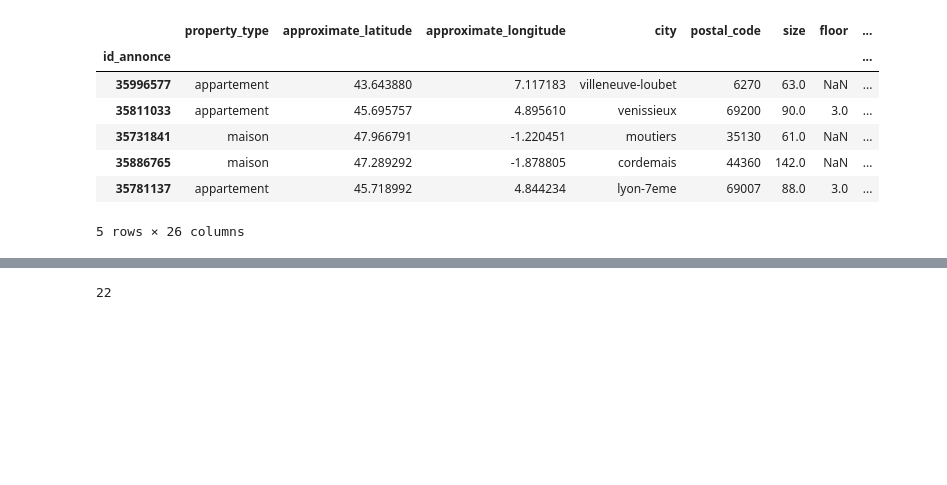
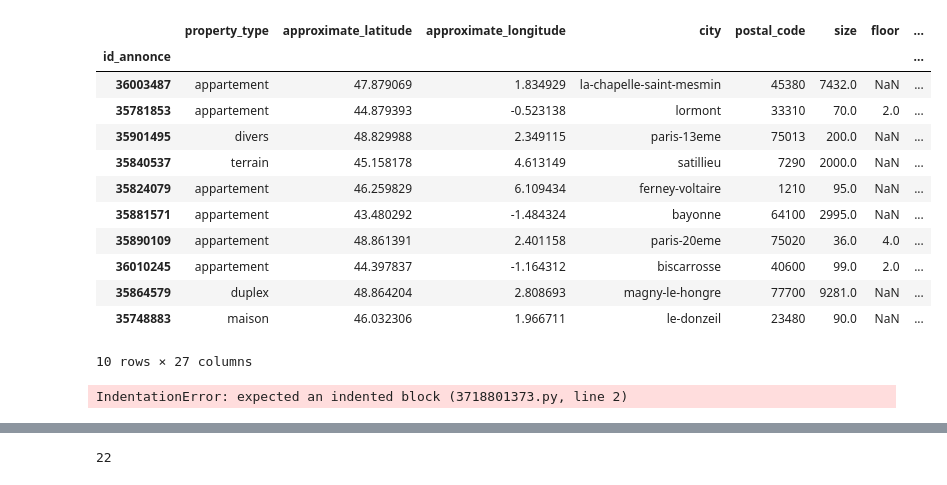
Before and after one commit to Simon-Bertrand/RealEstatePricing, a Jupyter notebook: Test.ipynb, the cells around one changed output, grey strips where cells are left out. Cells and saved outputs as stored; diff of their text form; code cells hidden in the pictures; blank space fills up the shorter version.

```diff
--- a/Test.ipynb
+++ b/Test.ipynb
@@ -4,13 +6,24 @@ import pandas as pd
 # %%
 df = pd.read_csv("data/X_train_J01Z4CN.csv", index_col="id_annonce")
+dfy = pd.read_csv("data/y_train_OXxrJt1.csv", index_col="id_annonce")
+df['price']=dfy
 # %%
-df.head()
+df.tail(10)
 # %% [output]
 |  | property_type | approximate_latitude | approximate_longitude | city | postal_code | size | floor | ... |
 | id_annonce |  |  |  |  |  |  |  | ... |
-| 35996577 | appartement | 43.643880 | 7.117183 | villeneuve-loubet | 6270 | 63.0 | NaN | ... |
-| 35811033 | appartement | 45.695757 | 4.895610 | venissieux | 69200 | 90.0 | 3.0 | ... |
-| 35731841 | maison | 47.966791 | -1.220451 | moutiers | 35130 | 61.0 | NaN | ... |
-| 35886765 | maison | 47.289292 | -1.878805 | cordemais | 44360 | 142.0 | NaN | ... |
-| 35781137 | appartement | 45.718992 | 4.844234 | lyon-7eme | 69007 | 88.0 | 3.0 | ... |
+| 36003487 | appartement | 47.879069 | 1.834929 | la-chapelle-saint-mesmin | 45380 | 7432.0 | NaN | ... |
+| 35781853 | appartement | 44.879393 | -0.523138 | lormont | 33310 | 70.0 | 2.0 | ... |
+| 35901495 | divers | 48.829988 | 2.349115 | paris-13eme | 75013 | 200.0 | NaN | ... |
+| 35840537 | terrain | 45.158178 | 4.613149 | satillieu | 7290 | 2000.0 | NaN | ... |
+| 35824079 | appartement | 46.259829 | 6.109434 | ferney-voltaire | 1210 | 95.0 | NaN | ... |
+| 35881571 | appartement | 43.480292 | -1.484324 | bayonne | 64100 | 2995.0 | NaN | ... |
+| 35890109 | appartement | 48.861391 | 2.401158 | paris-20eme | 75020 | 36.0 | 4.0 | ... |
+| 36010245 | appartement | 44.397837 | -1.164312 | biscarrosse | 40600 | 99.0 | 2.0 | ... |
+| 35864579 | duplex | 48.864204 | 2.808693 | magny-le-hongre | 77700 | 9281.0 | NaN | ... |
+| 35748883 | maison | 46.032306 | 1.966711 | le-donzeil | 23480 | 90.0 | NaN | ... |
-5 rows × 26 columns
+10 rows × 27 columns
+# %%
+def ScoreSize(df):
+# %% [output]
+IndentationError: expected an indented block (3718801373.py, line 2)
```
Also changed, not shown: parts of 21 cells of this notebook, 6 other files.
